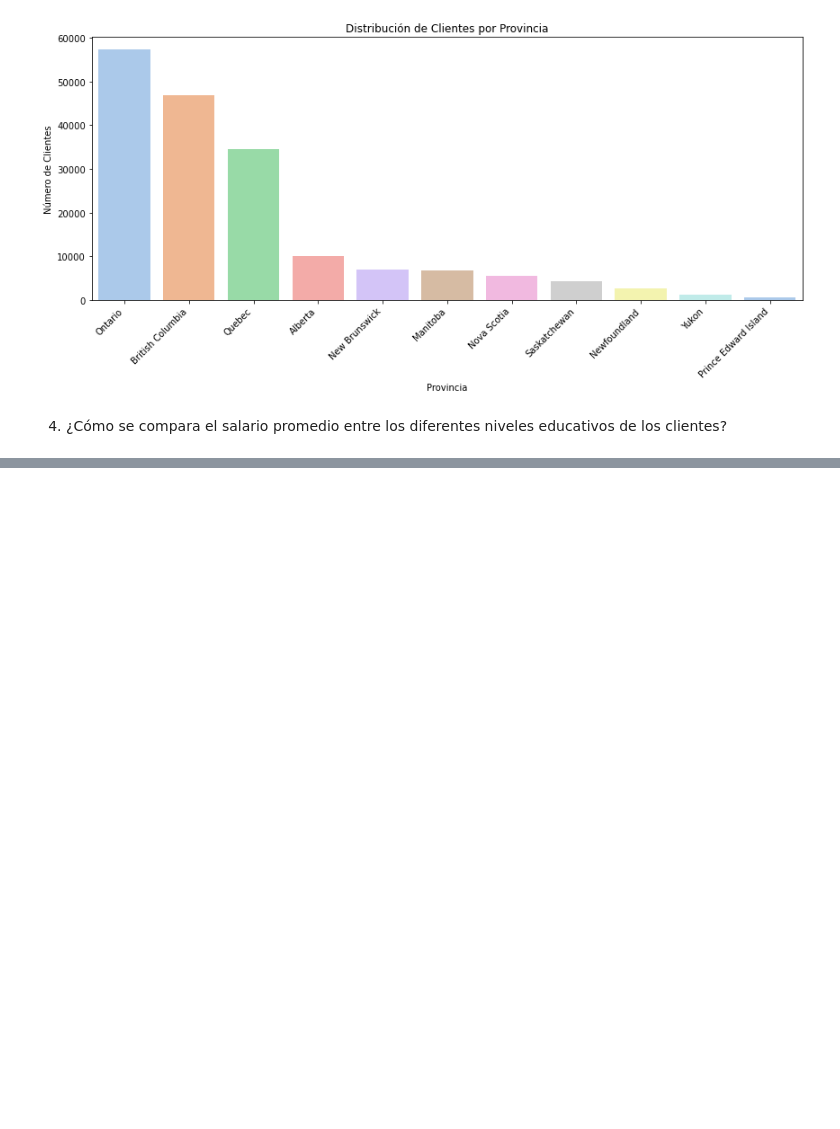
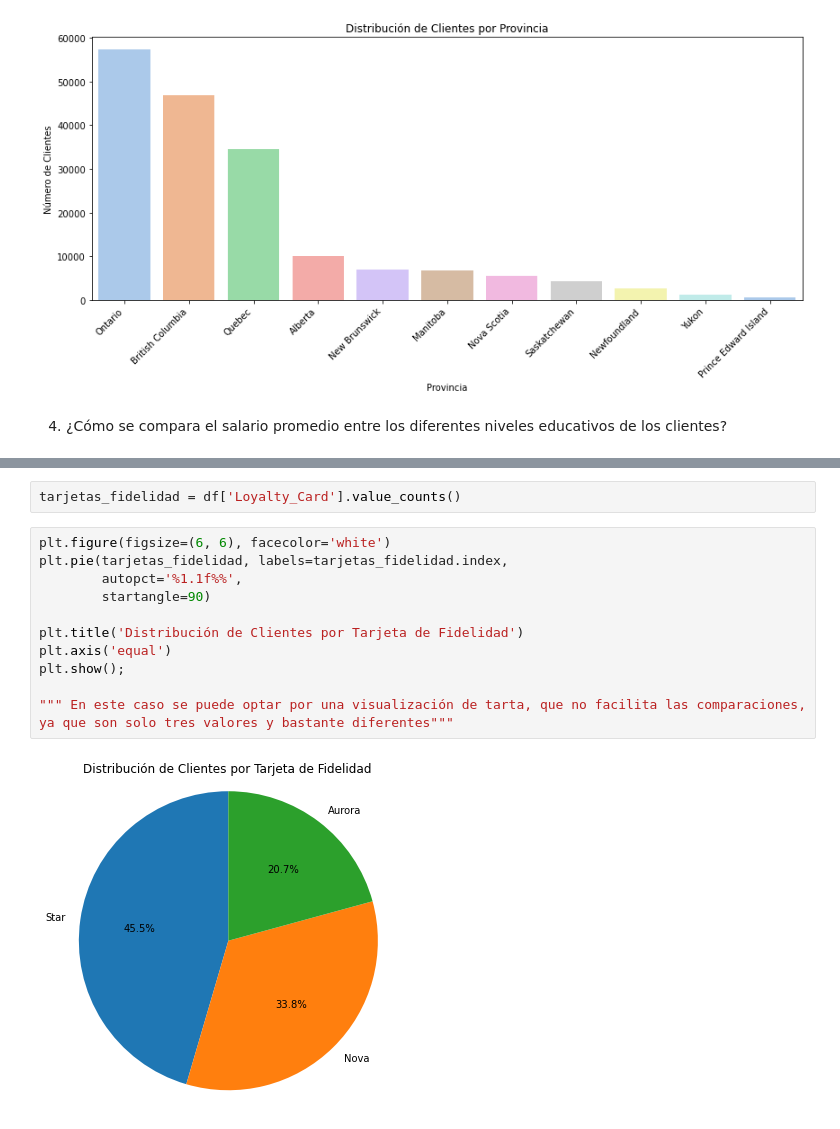
Before and after one commit to Adalab/bda-modulo-3-evaluacion-final-maitebarreravillarias, a Jupyter notebook: evaluacion_primera_version.ipynb, the cells around one changed output, grey strips where cells are left out. Drawn from its saved outputs; the diff is of its cells as text; blank space fills up the shorter version.

```diff
--- a/evaluacion_primera_version.ipynb
+++ b/evaluacion_primera_version.ipynb
@@ -657,0 +679,16 @@ plt.show()
+# %%
+tarjetas_fidelidad = df['Loyalty_Card'].value_counts()
+# %%
+plt.figure(figsize=(6, 6), facecolor='white')
+plt.pie(tarjetas_fidelidad, labels=tarjetas_fidelidad.index,
+        autopct='%1.1f%%',
+        startangle=90)
+
+plt.title('Distribución de Clientes por Tarjeta de Fidelidad')
+plt.axis('equal')
+plt.show();
+
+""" En este caso se puede optar por una visualización de tarta, que no facilita las comparaciones,
+ya que son solo tres valores y bastante diferentes"""
+# %% [output]
+[figure, added]
```
Also changed, not shown: parts of 9 cells of this notebook.
